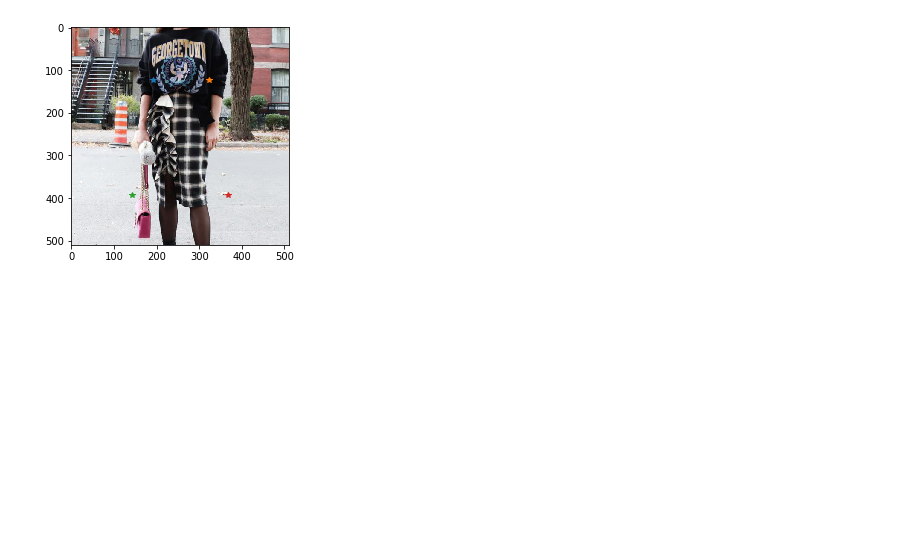
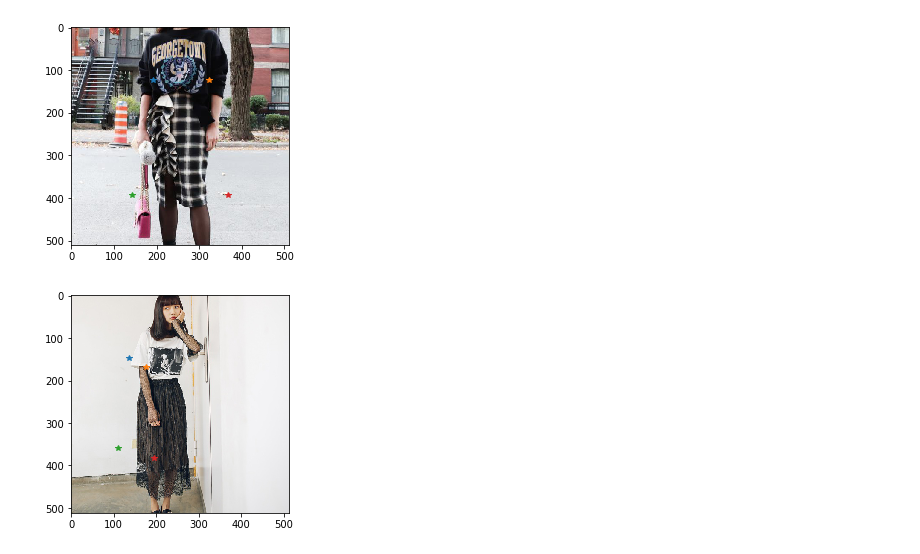
Before and after one commit to EchanHe/fashion, a Jupyter notebook: data_to_submit_format.ipynb, the cells around one changed output. Drawn from its saved outputs; the diff is of its cells as text; code cells hidden in the pictures; blank space fills up the shorter version.

```diff
--- a/data_to_submit_format.ipynb
+++ b/data_to_submit_format.ipynb
@@ -105,3 +156,8 @@ importlib.reload(helper_function)
 helper_function.show_im_lms(output_all,2000,1 , "test/")
 # %% [output]
 [figure]
+# %%
+a = pd.read_csv("train_pad/Annotations/skirt_vgg_result.csv")
+helper_function.show_im_lms(a,7,1 , "train_pad/")
+# %% [output]
+[figure, added]
```
Also changed, not shown: parts of 2 cells of this notebook, 3 other files.
